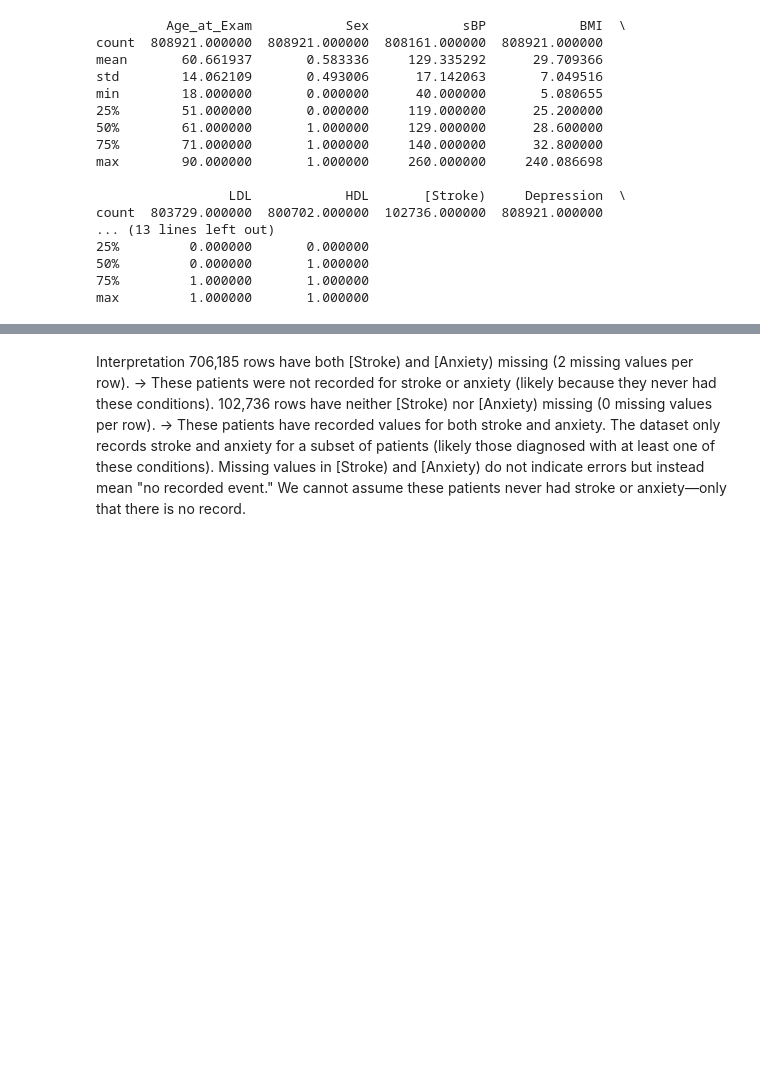
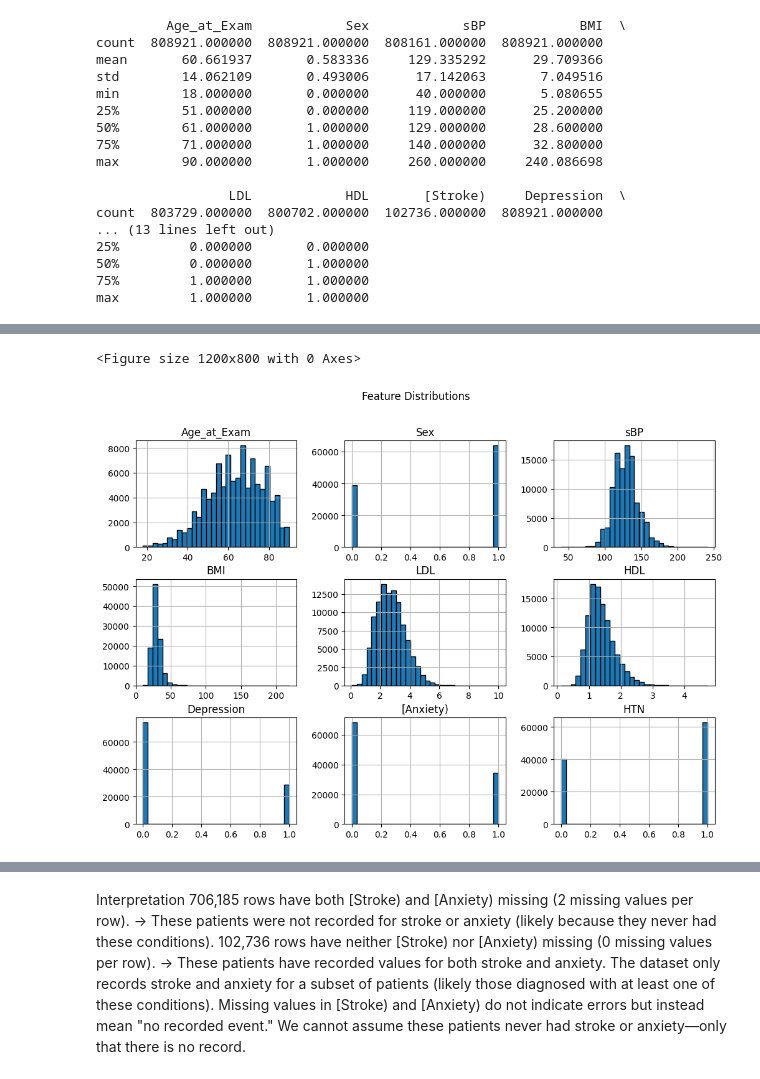
Before and after one commit to Hemn-Khdr/intro-ml-course-winter2025, a Jupyter notebook: Hemn_Stroke.ipynb, the cells around one changed output, grey strips where cells are left out. Saved outputs shown, nothing was run; the diff lists cells and outputs as text; code cells hidden in the pictures; blank space fills up the shorter version.

```diff
--- a/Hemn_Stroke.ipynb
+++ b/Hemn_Stroke.ipynb
@@ -166,0 +159,12 @@ Name: count, dtype: int64
+# %%
+import matplotlib.pyplot as plt
+import seaborn as sns
+
+# Plot distribution of each predictor
+plt.figure(figsize=(12, 8))
+X.hist(figsize=(12, 8), bins=30, edgecolor='black')
+plt.suptitle("Feature Distributions")
+plt.show()
+# %% [output]
+<Figure size 1200x800 with 0 Axes>
+[figure, added]
```
Also changed, not shown: parts of 20 cells of this notebook.
